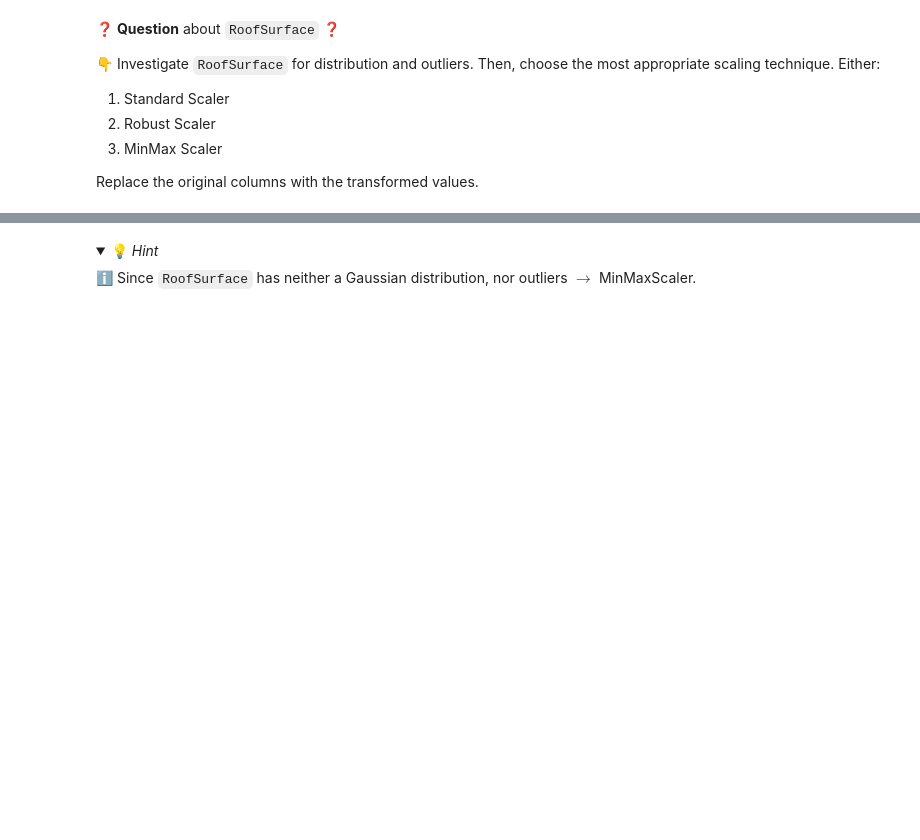
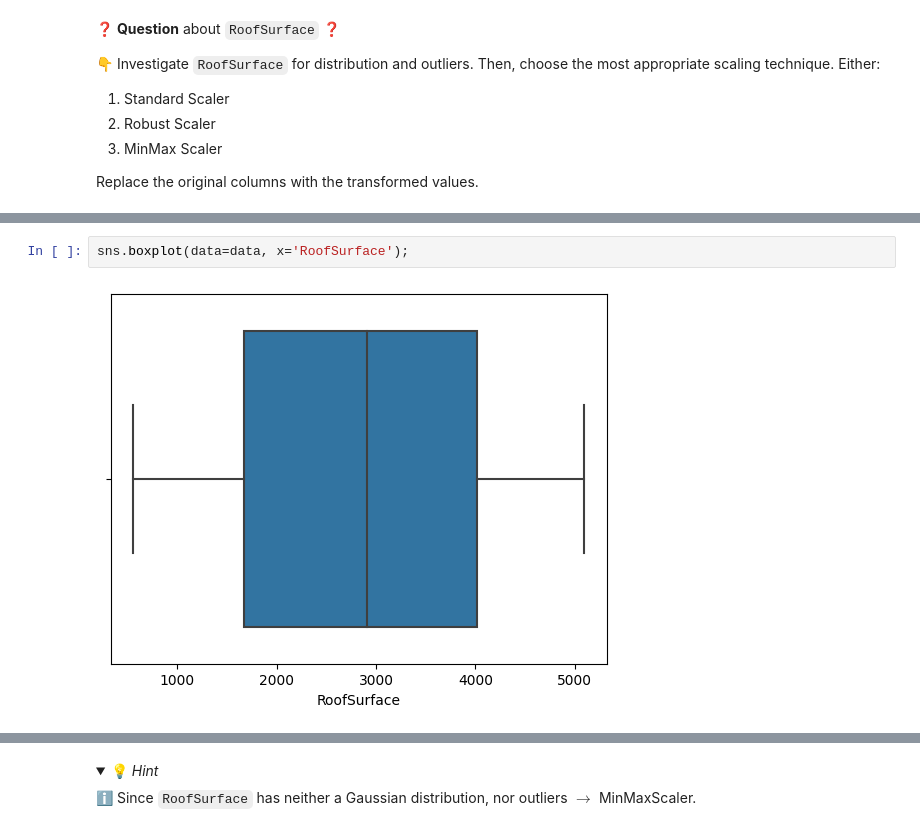
Before and after one commit to joud-alharbi/data-preprocessing-workflow, a Jupyter notebook: Preprocessing-Workflow.ipynb, the cells around one changed output, grey strips where cells are left out. Cells and saved outputs as stored; diff of their text form; folded sections open; blank space fills up the shorter version.

```diff
--- a/Preprocessing-Workflow.ipynb
+++ b/Preprocessing-Workflow.ipynb
@@ -180,0 +312,4 @@ Replace the original columns with the transformed values.
+# %%
+sns.boxplot(data=data, x='RoofSurface');
+# %% [output]
+[figure, added]
```
Also changed, not shown: parts of 35 cells of this notebook.
